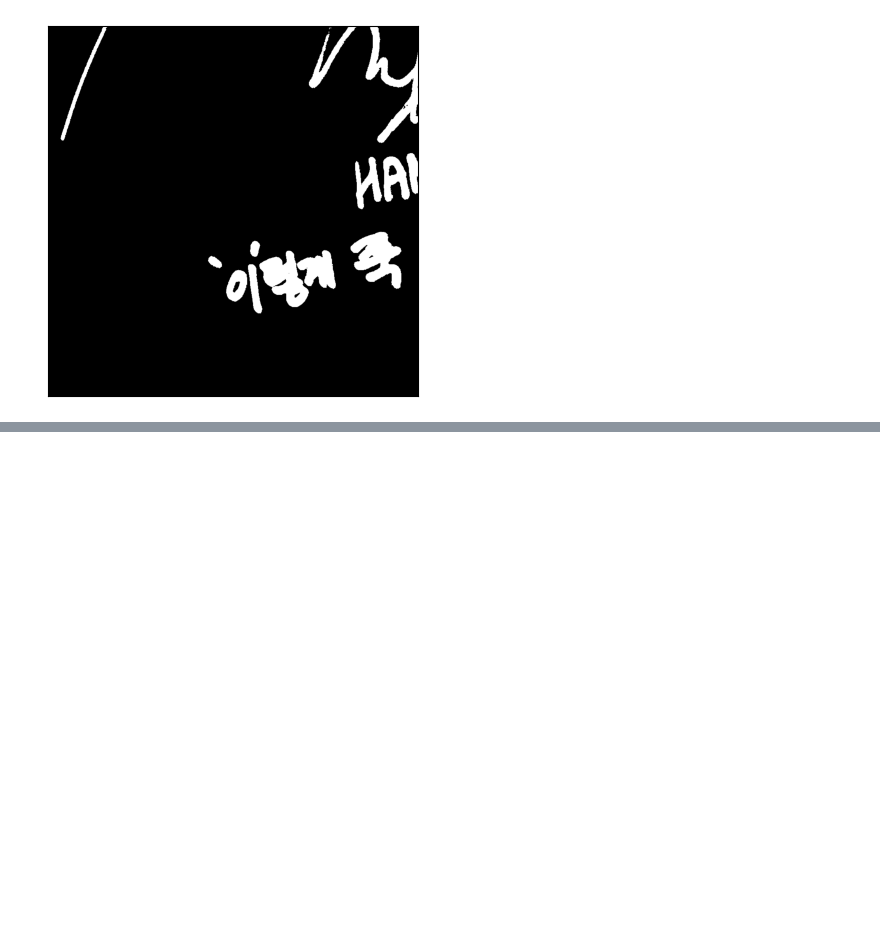
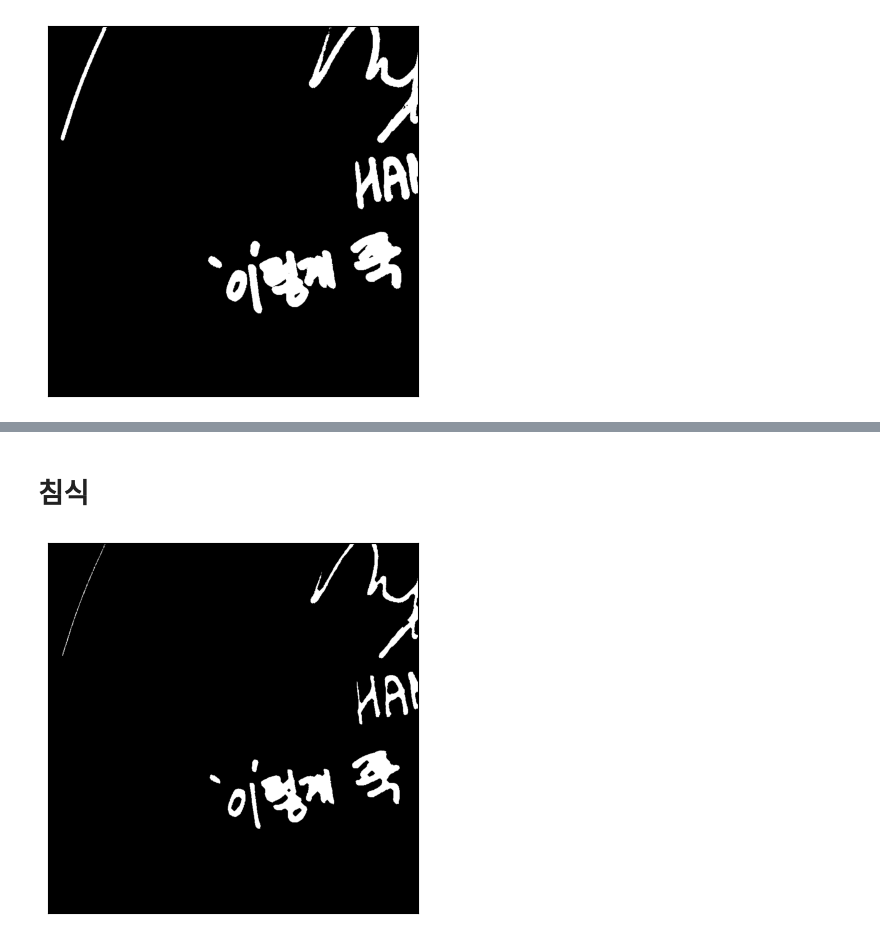
Before and after one commit to techn-0/computer_vision_STD, a Jupyter notebook: CV_3_4.ipynb, the cells around one changed output, grey strips where cells are left out. Drawn from its saved outputs; the diff is of its cells as text; code cells hidden in the pictures; blank space fills up the shorter version.

```diff
--- a/CV_3_4.ipynb
+++ b/CV_3_4.ipynb
@@ -59,0 +62,8 @@ plt.show()
+# %% [markdown]
+# 침식
+# %%
+b_erosion=cv.erode(b,se,iterations=2)
+plt.imshow(b_erosion,cmap='gray'), plt.xticks([]), plt.yticks([])
+plt.show()
+# %% [output]
+[figure, added]
```
Also changed, not shown: parts of 4 cells of this notebook.
